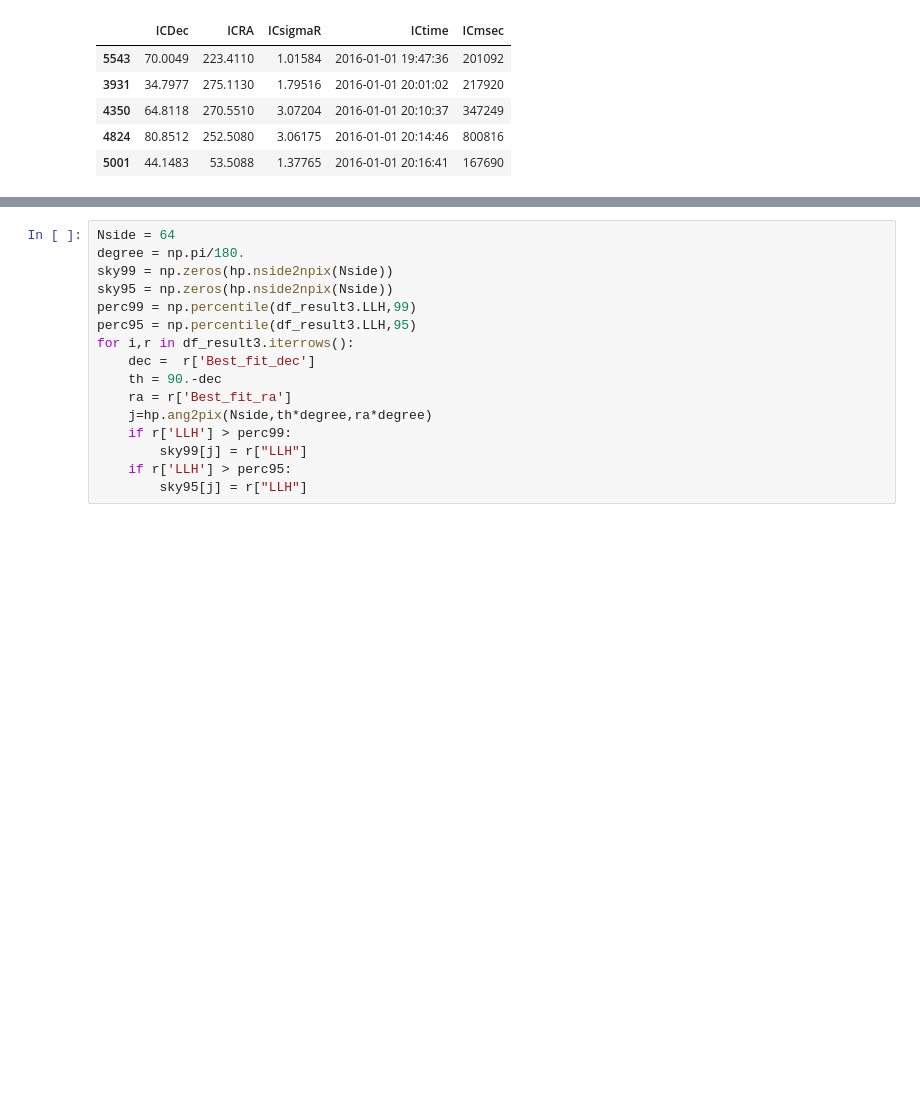
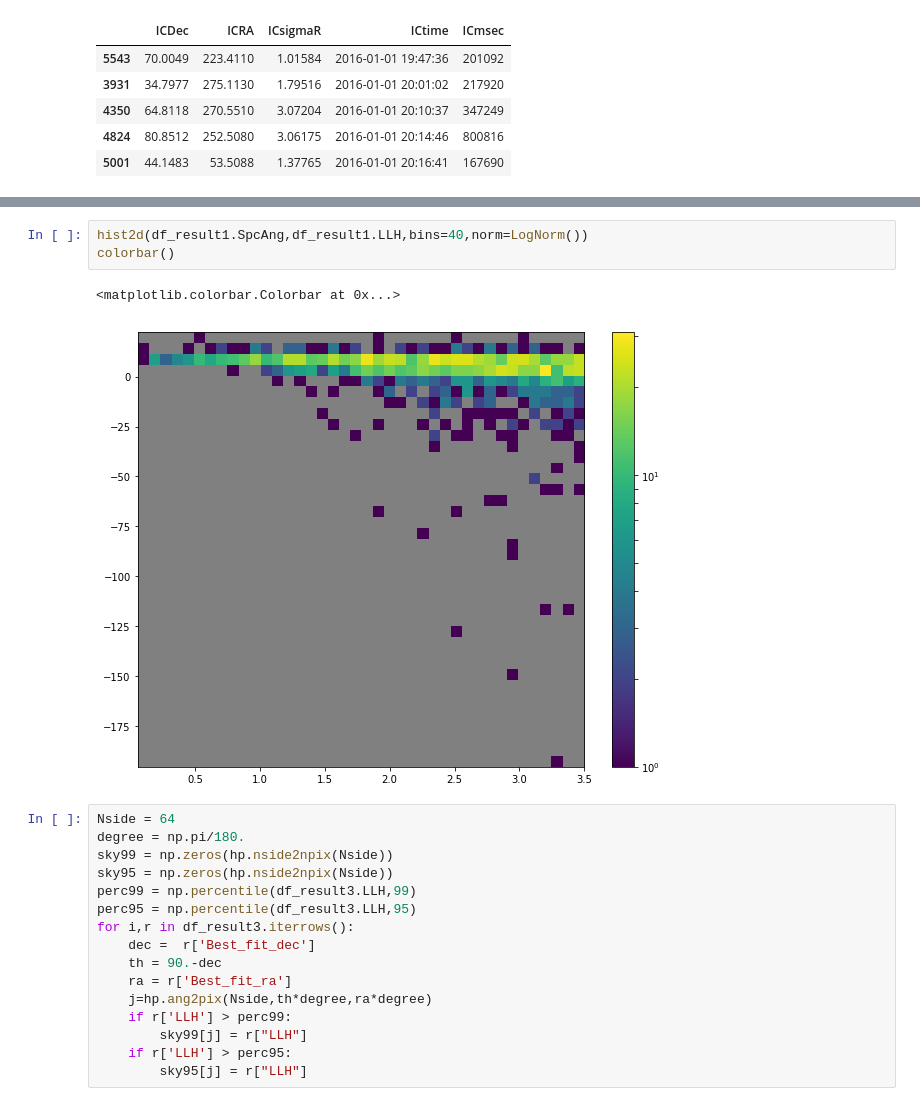
Before and after one commit to hayalaso/Analyses_AMON, a Jupyter notebook: HAWC_IC/multi_correlation_analysis.ipynb, the cells around one changed output, grey strips where cells are left out. Saved outputs shown, nothing was run; the diff lists cells and outputs as text; blank space fills up the shorter version.

```diff
--- a/HAWC_IC/multi_correlation_analysis.ipynb
+++ b/HAWC_IC/multi_correlation_analysis.ipynb
@@ -250,3 +277,9 @@ xlabel(r'$\ln \, \lambda$',fontsize=16)
+# %%
+hist2d(df_result1.SpcAng,df_result1.LLH,bins=40,norm=LogNorm())
+colorbar()
+# %% [output]
+<matplotlib.colorbar.Colorbar at 0x...>
+[figure, added]
 # %%
 Nside = 64
 degree = np.pi/180.
```
Also changed, not shown: parts of 7 cells of this notebook.
